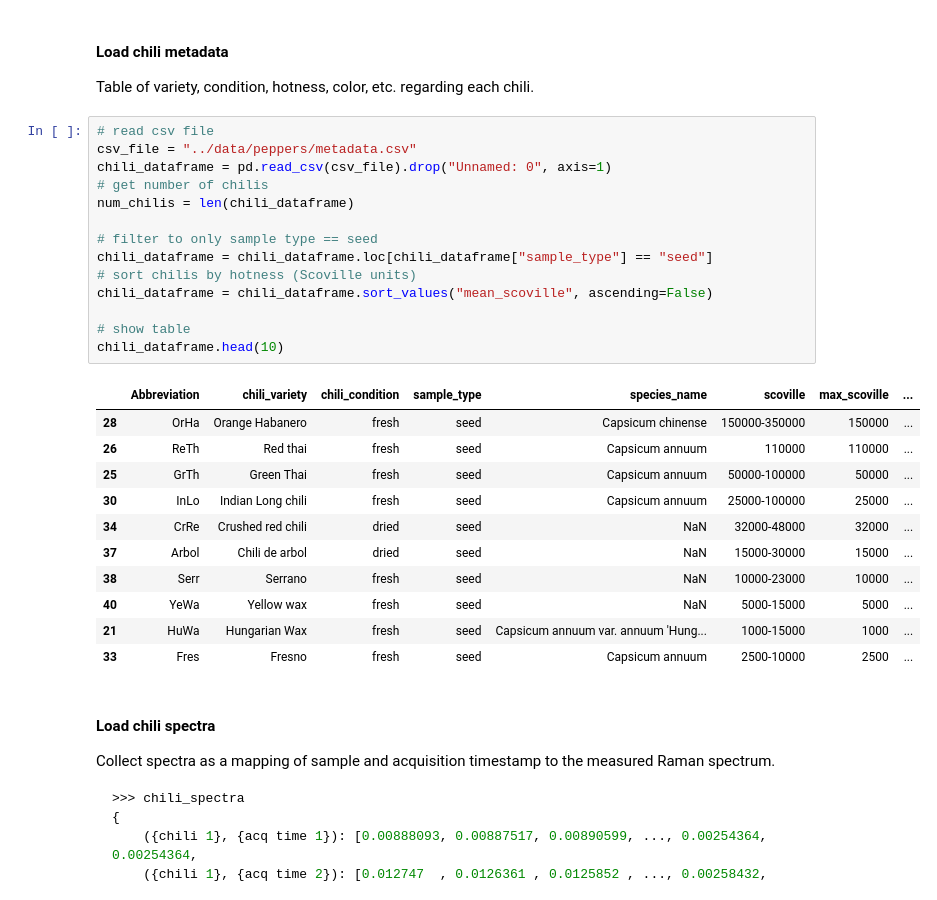
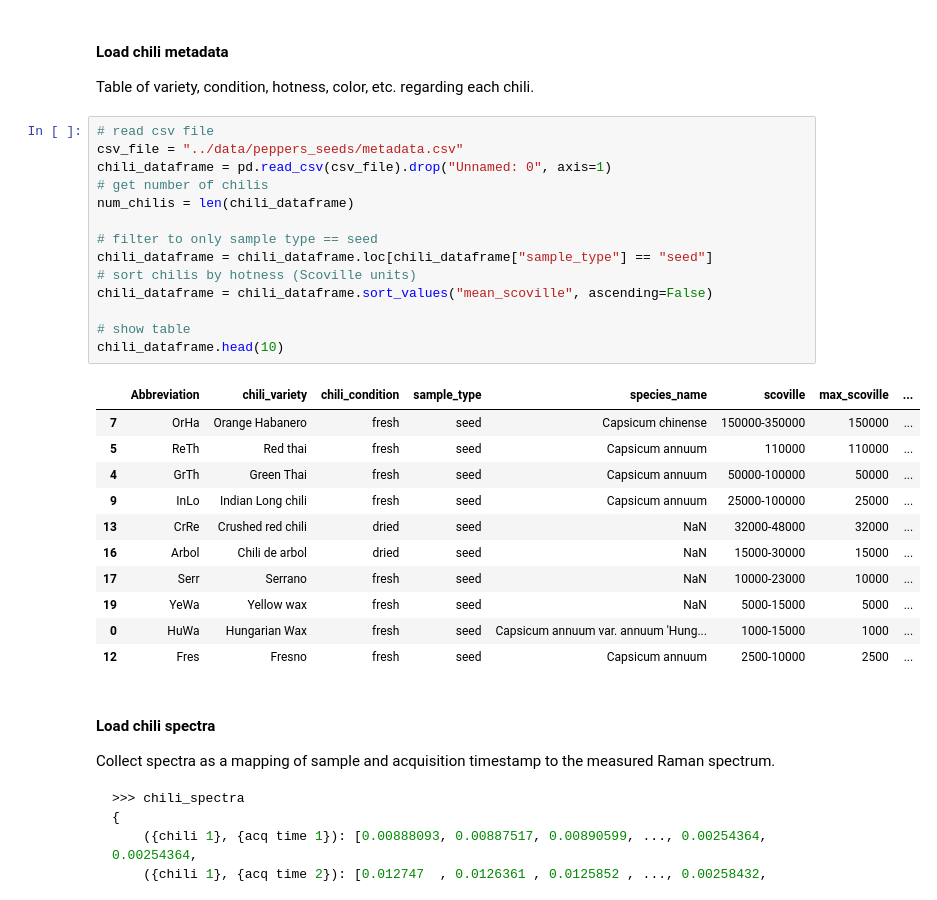
Before and after one commit to Arcadia-Science/2024-disco-raman-hackathon, a Jupyter notebook: notebooks/Fig-2_Raw-Spectra.ipynb, the cells around one changed output. Drawn from its saved outputs; the diff is of its cells as text.

Commit message:
fix directory names `data/peppers` --> `data/peppers_seeds`

```diff
--- a/notebooks/Fig-2_Raw-Spectra.ipynb
+++ b/notebooks/Fig-2_Raw-Spectra.ipynb
@@ -120,30 +120,30 @@ For each chili sample, we acquired Raman spectra from both the flesh and the see
 Table of variety, condition, hotness, color, etc. regarding each chili.
 # %%
 # read csv file
-csv_file = "../data/peppers/metadata.csv"
+csv_file = "../data/peppers_seeds/metadata.csv"
 chili_dataframe = pd.read_csv(csv_file).drop("Unnamed: 0", axis=1)
 # get number of chilis
 num_chilis = len(chili_dataframe)
 
 # filter to only sample type == seed
 chili_dataframe = chili_dataframe.loc[chili_dataframe["sample_type"] == "seed"]
 # sort chilis by hotness (Scoville units)
 chili_dataframe = chili_dataframe.sort_values("mean_scoville", ascending=False)
 
 # show table
 chili_dataframe.head(10)
 # %% [output]
 |  | Abbreviation | chili_variety | chili_condition | sample_type | species_name | scoville | max_scoville | ... |
-| 28 | OrHa | Orange Habanero | fresh | seed | Capsicum chinense | 150000-350000 | 150000 | ... |
-| 26 | ReTh | Red thai | fresh | seed | Capsicum annuum | 110000 | 110000 | ... |
-| 25 | GrTh | Green Thai | fresh | seed | Capsicum annuum | 50000-100000 | 50000 | ... |
-| 30 | InLo | Indian Long chili | fresh | seed | Capsicum annuum | 25000-100000 | 25000 | ... |
-| 34 | CrRe | Crushed red chili | dried | seed | NaN | 32000-48000 | 32000 | ... |
-| 37 | Arbol | Chili de arbol | dried | seed | NaN | 15000-30000 | 15000 | ... |
-| 38 | Serr | Serrano | fresh | seed | NaN | 10000-23000 | 10000 | ... |
-| 40 | YeWa | Yellow wax | fresh | seed | NaN | 5000-15000 | 5000 | ... |
-| 21 | HuWa | Hungarian Wax | fresh | seed | Capsicum annuum var. annuum 'Hung... | 1000-15000 | 1000 | ... |
-| 33 | Fres | Fresno | fresh | seed | Capsicum annuum | 2500-10000 | 2500 | ... |
+| 7 | OrHa | Orange Habanero | fresh | seed | Capsicum chinense | 150000-350000 | 150000 | ... |
+| 5 | ReTh | Red thai | fresh | seed | Capsicum annuum | 110000 | 110000 | ... |
+| 4 | GrTh | Green Thai | fresh | seed | Capsicum annuum | 50000-100000 | 50000 | ... |
+| 9 | InLo | Indian Long chili | fresh | seed | Capsicum annuum | 25000-100000 | 25000 | ... |
+| 13 | CrRe | Crushed red chili | dried | seed | NaN | 32000-48000 | 32000 | ... |
+| 16 | Arbol | Chili de arbol | dried | seed | NaN | 15000-30000 | 15000 | ... |
+| 17 | Serr | Serrano | fresh | seed | NaN | 10000-23000 | 10000 | ... |
+| 19 | YeWa | Yellow wax | fresh | seed | NaN | 5000-15000 | 5000 | ... |
+| 0 | HuWa | Hungarian Wax | fresh | seed | Capsicum annuum var. annuum 'Hung... | 1000-15000 | 1000 | ... |
+| 12 | Fres | Fresno | fresh | seed | Capsicum annuum | 2500-10000 | 2500 | ... |
 # %% [markdown]
 #### Load chili spectra
 Collect spectra as a mapping of sample and acquisition timestamp to the measured Raman spectrum.
```
Also changed, not shown: parts of 3 cells of this notebook, 2 other files.
